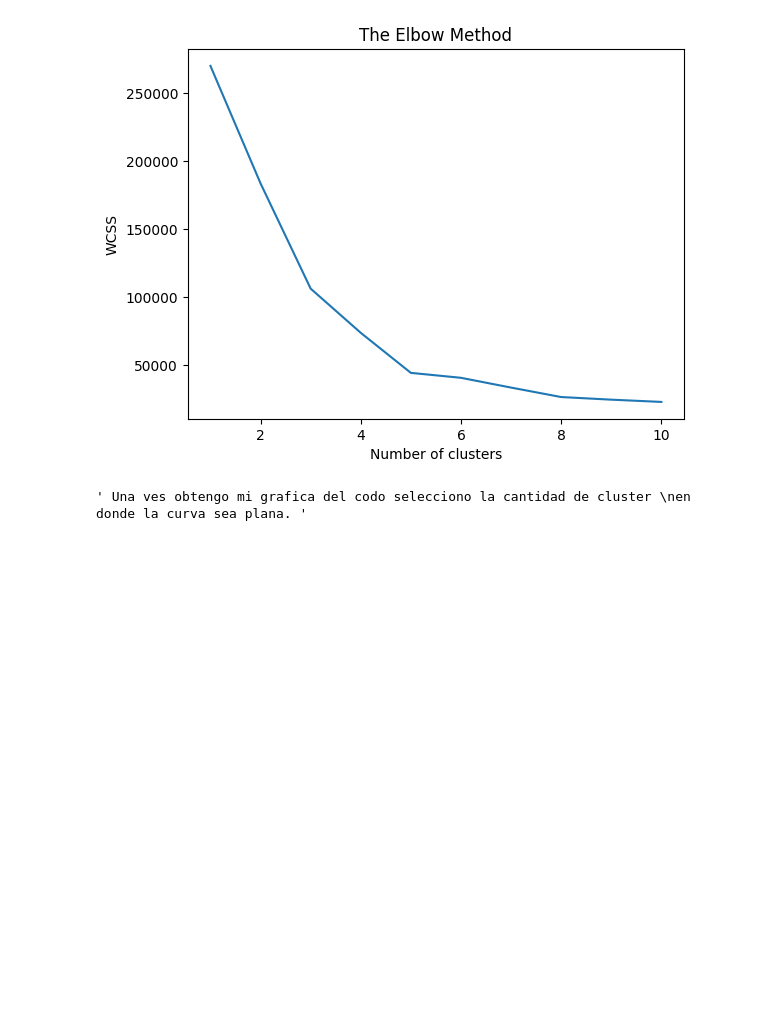
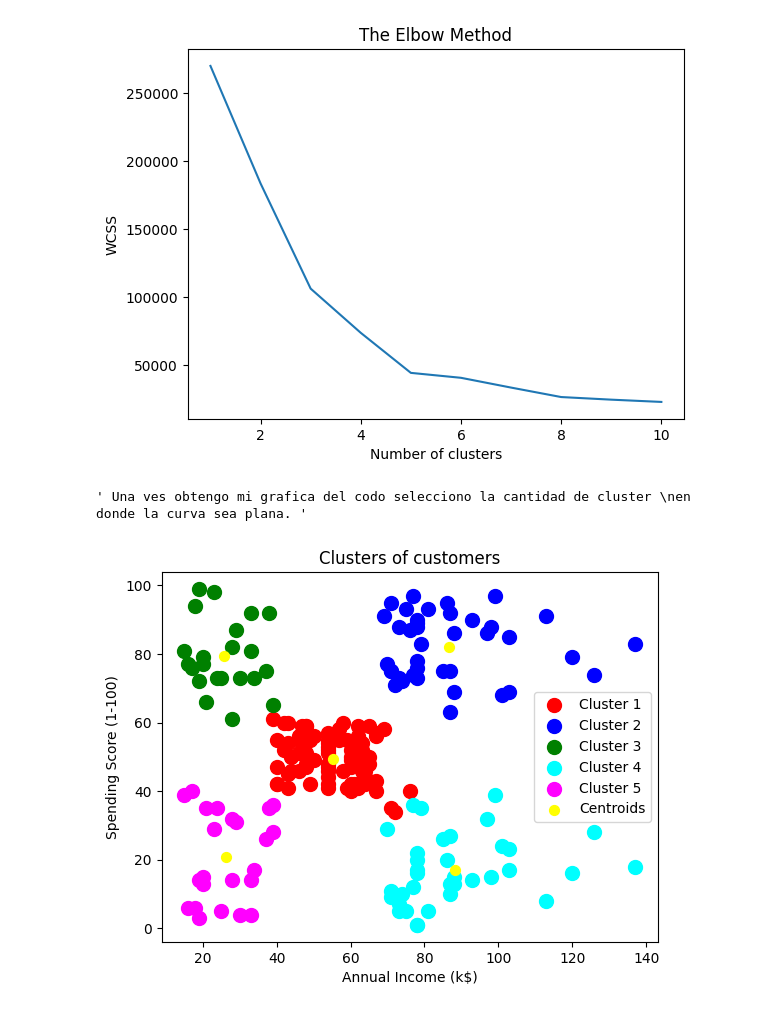
Before and after one commit to juanSalbarracin/DiplomadoGADIA, a Jupyter notebook: Clusters_Trabajo.ipynb, the cells around one changed output. Drawn from its saved outputs; the diff is of its cells as text; code cells hidden in the pictures; blank space fills up the shorter version.

```diff
--- a/Clusters_Trabajo.ipynb
+++ b/Clusters_Trabajo.ipynb
@@ -107,3 +107,23 @@ plt.show()
 en donde la curva sea plana. """
 # %% [output]
 ' Una ves obtengo mi grafica del codo selecciono la cantidad de cluster \nen donde la curva sea plana. '
+# %%
+# Entrenamiento del modelo de Kmeans
+kmeans = KMeans(n_clusters = 5, init = 'k-means++', random_state = 42)
+#aca se guarda el numero del cluster de cada registro
+y_kmeans = kmeans.fit_predict(X)
+# %%
+# Graficacion de resultados
+plt.scatter(X[y_kmeans == 0, 0], X[y_kmeans == 0, 1], s = 100, c = 'red', label = 'Cluster 1')
+plt.scatter(X[y_kmeans == 1, 0], X[y_kmeans == 1, 1], s = 100, c = 'blue', label = 'Cluster 2')
+plt.scatter(X[y_kmeans == 2, 0], X[y_kmeans == 2, 1], s = 100, c = 'green', label = 'Cluster 3')
+plt.scatter(X[y_kmeans == 3, 0], X[y_kmeans == 3, 1], s = 100, c = 'cyan', label = 'Cluster 4')
+plt.scatter(X[y_kmeans == 4, 0], X[y_kmeans == 4, 1], s = 100, c = 'magenta', label = 'Cluster 5')
+plt.scatter(kmeans.cluster_centers_[:, 0], kmeans.cluster_centers_[:, 1], s = 50, c = 'yellow', label = 'Centroids')
+plt.title('Clusters of customers')
+plt.xlabel('Annual Income (k$)')
+plt.ylabel('Spending Score (1-100)')
+plt.legend()
+plt.show()
+# %% [output]
+[figure, added]
```
Also changed, not shown: parts of 3 cells of this notebook.
